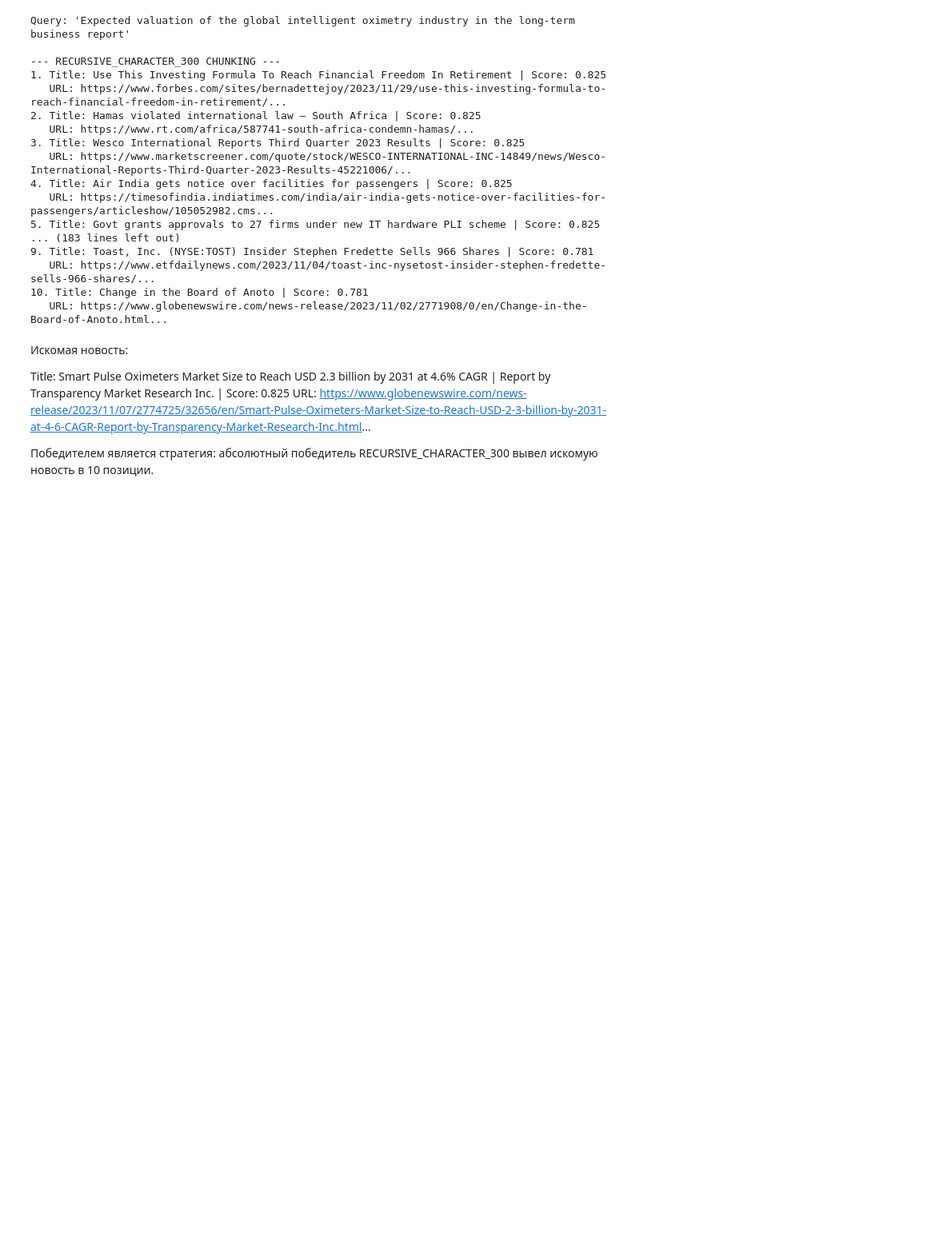
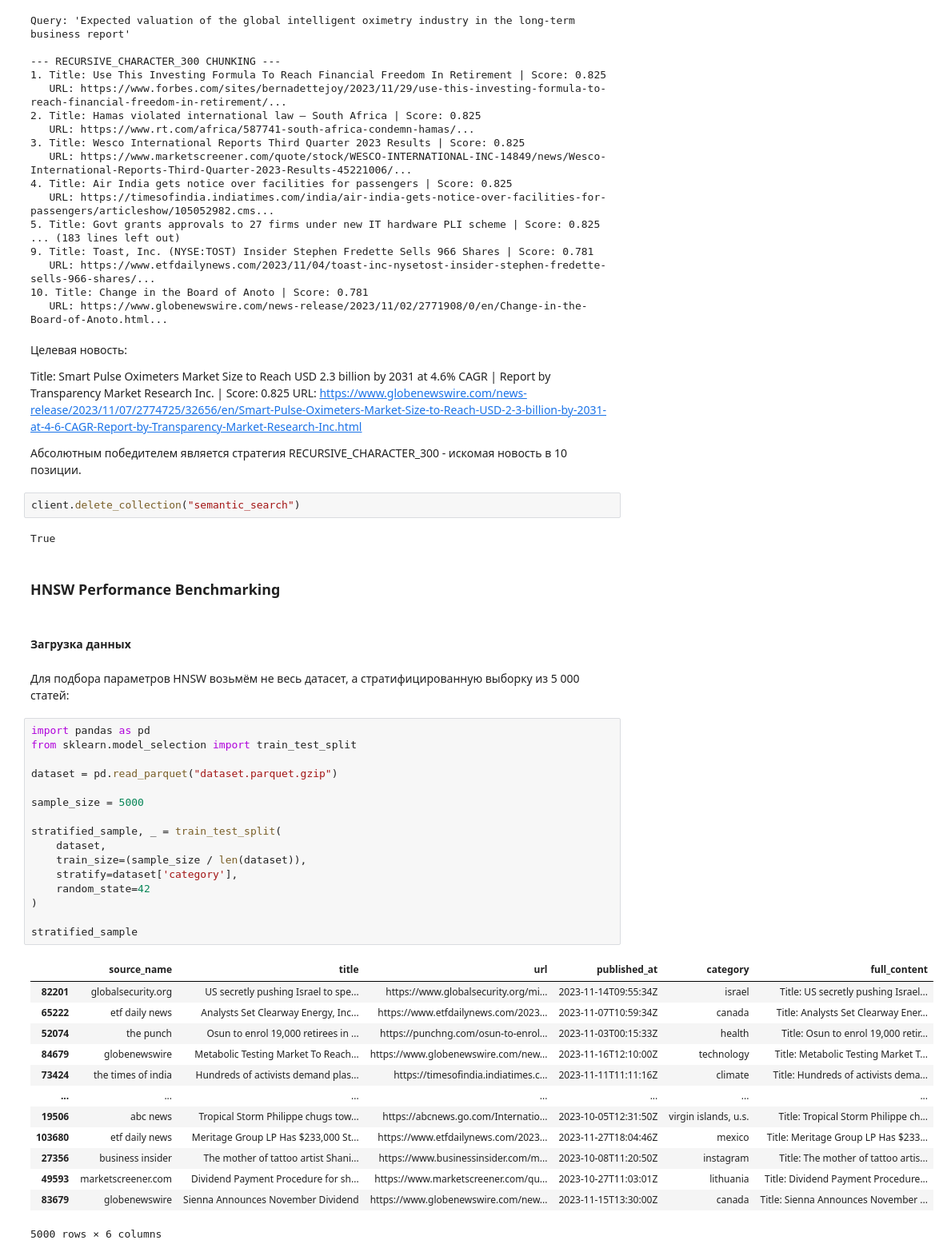
Before and after one commit to artyomboyko/Qdrant_Final_Project, a Jupyter notebook: app/Final_Project.ipynb, the cells around one changed output. Shown at 80% size. Cells and saved outputs as stored; diff of their text form; blank space fills up the shorter version.

```diff
--- a/app/Final_Project.ipynb
+++ b/app/Final_Project.ipynb
@@ -887,9 +950,49 @@ Query: 'Expected valuation of the global intelligent oximetry industry in the lo
 10. Title: Change in the Board of Anoto | Score: 0.781
    URL: https://www.globenewswire.com/news-release/2023/11/02/2771908/0/en/Change-in-the-Board-of-Anoto.html...
 # %% [markdown]
-Искомая новость:
+Целевая новость:
 
 Title: Smart Pulse Oximeters Market Size to Reach USD 2.3 billion by 2031 at 4.6% CAGR | Report by Transparency Market Research Inc. | Score: 0.825
-URL: https://www.globenewswire.com/news-release/2023/11/07/2774725/32656/en/Smart-Pulse-Oximeters-Market-Size-to-Reach-USD-2-3-billion-by-2031-at-4-6-CAGR-Report-by-Transparency-Market-Research-Inc.html...
+URL: https://www.globenewswire.com/news-release/2023/11/07/2774725/32656/en/Smart-Pulse-Oximeters-Market-Size-to-Reach-USD-2-3-billion-by-2031-at-4-6-CAGR-Report-by-Transparency-Market-Research-Inc.html
 
-Победителем является стратегия: абсолютный победитель RECURSIVE_CHARACTER_300 вывел искомую новость в 10 позиции.
+Абсолютным победителем является стратегия RECURSIVE_CHARACTER_300 - искомая новость в 10 позиции.
+# %%
+client.delete_collection("semantic_search")
+# %% [output]
+True
+# %% [markdown]
+### HNSW Performance Benchmarking
+# %% [markdown]
+#### Загрузка данных
+# %% [markdown]
+Для подбора параметров HNSW возьмём не весь датасет, а стратифицированную выборку из 5 000 статей:
+# %%
+import pandas as pd
+from sklearn.model_selection import train_test_split
+
+dataset = pd.read_parquet("dataset.parquet.gzip")
+
+sample_size = 5000
+
+stratified_sample, _ = train_test_split(
+    dataset,
+    train_size=(sample_size / len(dataset)),
+    stratify=dataset['category'],
+    random_state=42
+)
+
+stratified_sample
+# %% [output]
+|  | source_name | title | url | published_at | category | full_content |
+| 82201 | globalsecurity.org | US secretly pushing Israel to spe... | https://www.globalsecurity.org/mi... | 2023-11-14T09:55:34Z | israel | Title: US secretly pushing Israel... |
+| 65222 | etf daily news | Analysts Set Clearway Energy, Inc... | https://www.etfdailynews.com/2023... | 2023-11-07T10:59:34Z | canada | Title: Analysts Set Clearway Ener... |
+| 52074 | the punch | Osun to enrol 19,000 retirees in ... | https://punchng.com/osun-to-enrol... | 2023-11-03T00:15:33Z | health | Title: Osun to enrol 19,000 retir... |
+| 84679 | globenewswire | Metabolic Testing Market To Reach... | https://www.globenewswire.com/new... | 2023-11-16T12:10:00Z | technology | Title: Metabolic Testing Market T... |
+| 73424 | the times of india | Hundreds of activists demand plas... | https://timesofindia.indiatimes.c... | 2023-11-11T11:11:16Z | climate | Title: Hundreds of activists dema... |
+| ... | ... | ... | ... | ... | ... | ... |
+| 19506 | abc news | Tropical Storm Philippe chugs tow... | https://abcnews.go.com/Internatio... | 2023-10-05T12:31:50Z | virgin islands, u.s. | Title: Tropical Storm Philippe ch... |
+| 103680 | etf daily news | Meritage Group LP Has $233,000 St... | https://www.etfdailynews.com/2023... | 2023-11-27T18:04:46Z | mexico | Title: Meritage Group LP Has $233... |
+| 27356 | business insider | The mother of tattoo artist Shani... | https://www.businessinsider.com/m... | 2023-10-08T11:20:50Z | instagram | Title: The mother of tattoo artis... |
+| 49593 | marketscreener.com | Dividend Payment Procedure for sh... | https://www.marketscreener.com/qu... | 2023-10-27T11:03:01Z | lithuania | Title: Dividend Payment Procedure... |
+| 83679 | globenewswire | Sienna Announces November Dividend | https://www.globenewswire.com/new... | 2023-11-15T13:30:00Z | canada | Title: Sienna Announces November ... |
+5000 rows × 6 columns
```
Also changed, not shown: parts of 26 cells of this notebook, 2 other files.
